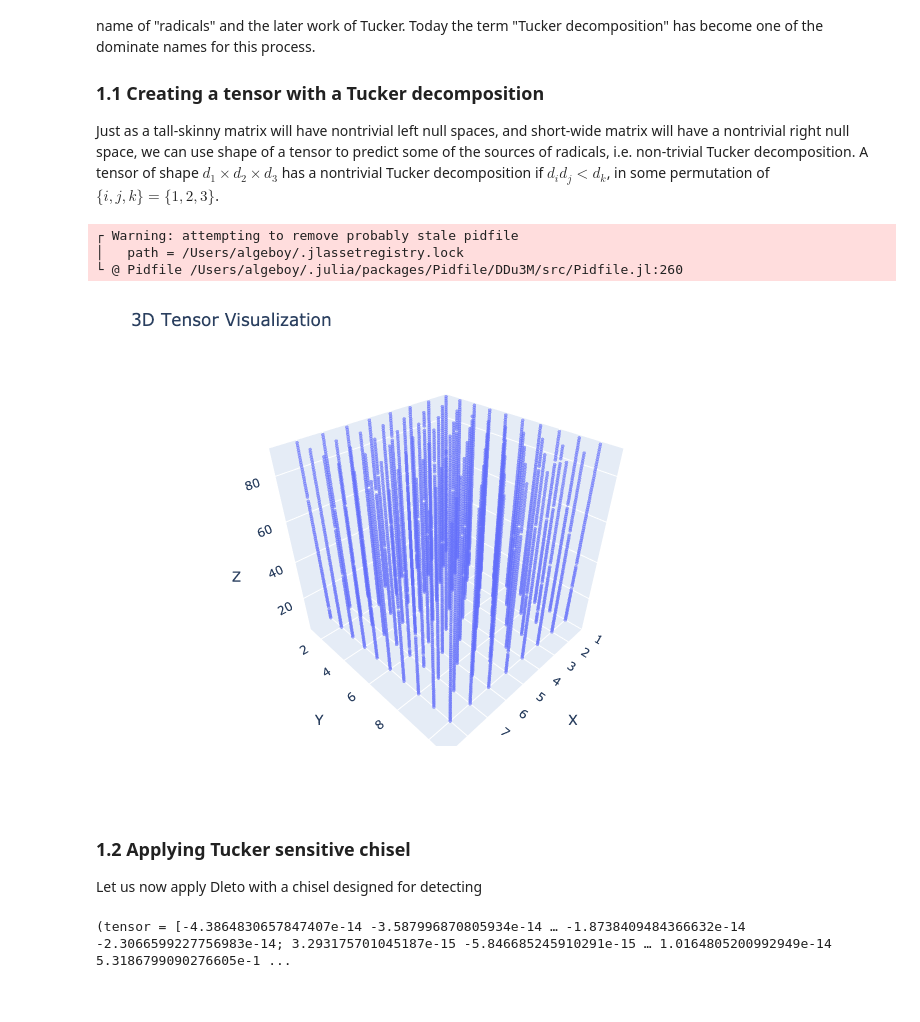
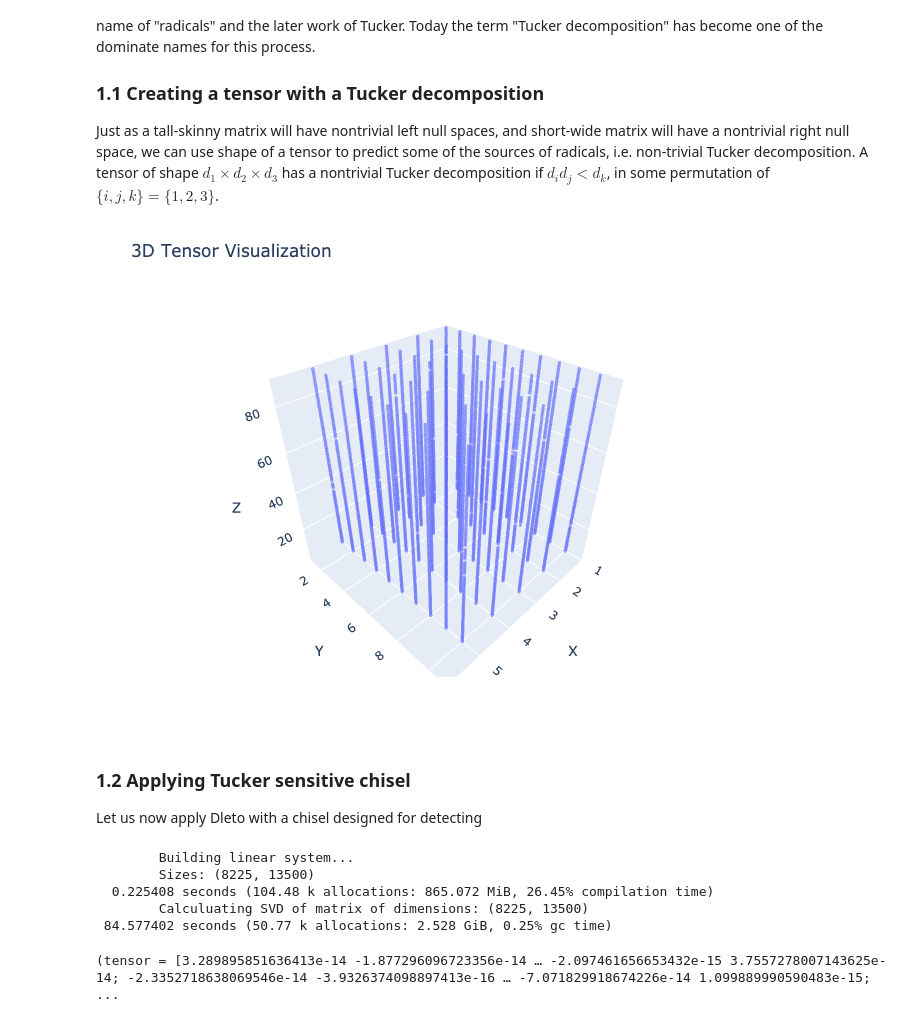
Before and after one commit to thetensor-space/OpenDleto, a Jupyter notebook: examples/Block-Lab.ipynb, the cells around one changed output. Drawn from its saved outputs; the diff is of its cells as text; code cells hidden in the pictures.

```diff
--- a/examples/Block-Lab.ipynb
+++ b/examples/Block-Lab.ipynb
@@ -50,17 +50,14 @@ When given a matrix a key step is to calculate a coordinate change which exposes
 
 Just as a tall-skinny matrix will have nontrivial left null spaces, and short-wide matrix will have a nontrivial right null space, we can use shape of a tensor to predict some of the sources of radicals, i.e. non-trivial Tucker decomposition.  A tensor of shape $d_1\times d_2\times d_3$ has a nontrivial Tucker decomposition if $d_i d_j < d_k$, in some permutation of $\{i,j,k\}=\{1,2,3\}$.
 # %%
-T = rand(8, 10, 90);
+T = rand(5, 10, 90);
 
 # PlotlyJS is now installed!
 using PlotlyJS
 
 plotTensor(T)
 # %% [output]
-┌ Warning: attempting to remove probably stale pidfile
-│   path = /Users/algeboy/.jlassetregistry.lock
-└ @ Pidfile /Users/algeboy/.julia/packages/Pidfile/DDu3M/src/Pidfile.jl:260
-[figure, old version]
+[figure, new version]
 # %% [markdown]
 ### 1.2 Applying Tucker sensitive chisel
 
@@ -68,7 +65,12 @@ Let us now apply Dleto with a chisel designed for detecting
 # %%
 T_tuck = TuckerDecomposition(T)
 # %% [output]
-(tensor = [-4.3864830657847407e-14 -3.587996870805934e-14 … -1.8738409484366632e-14 -2.3066599227756983e-14; 3.293175701045187e-15 -5.846685245910291e-15 … 1.0164805200992949e-14 5.3186799090276605e-1 ...
+        Building linear system...
+        Sizes: (8225, 13500)
+  0.225408 seconds (104.48 k allocations: 865.072 MiB, 26.45% compilation time)
+        Calculuating SVD of matrix of dimensions: (8225, 13500)
+ 84.577402 seconds (50.77 k allocations: 2.528 GiB, 0.25% gc time)
+(tensor = [3.289895851636413e-14 -1.877296096723356e-14 … -2.097461656653432e-15 3.7557278007143625e-14; -2.3352718638069546e-14 -3.9326374098897413e-16 … -7.071829918674226e-14 1.099889990590483e-15; ...
 # %%
 plotTensor(T_tuck.tensor)
 # %% [output]
```
Also changed, not shown: parts of 1 cell of this notebook, 1 other file.
